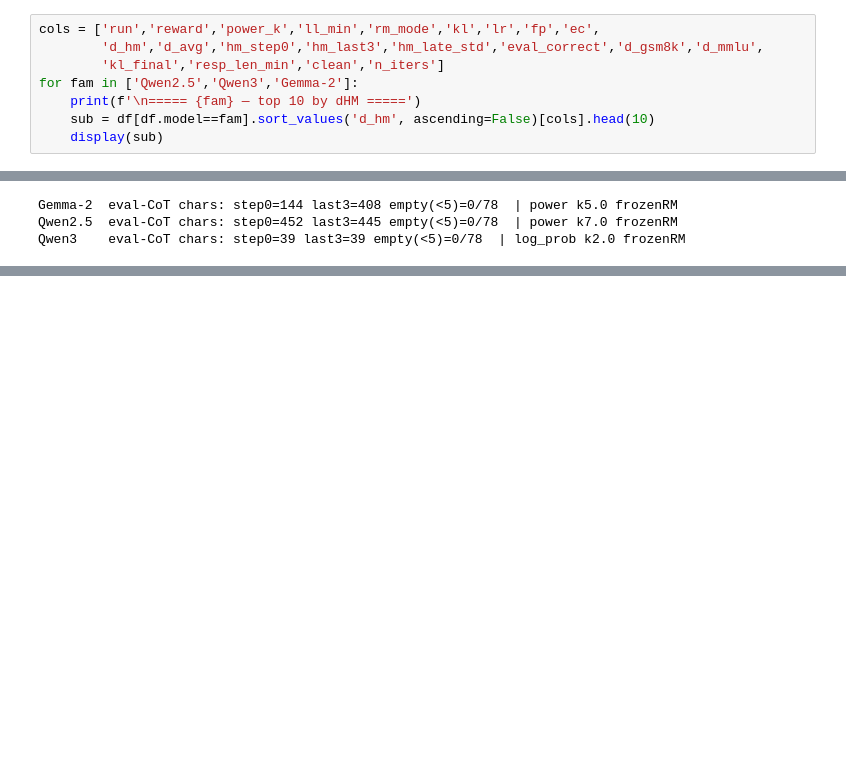
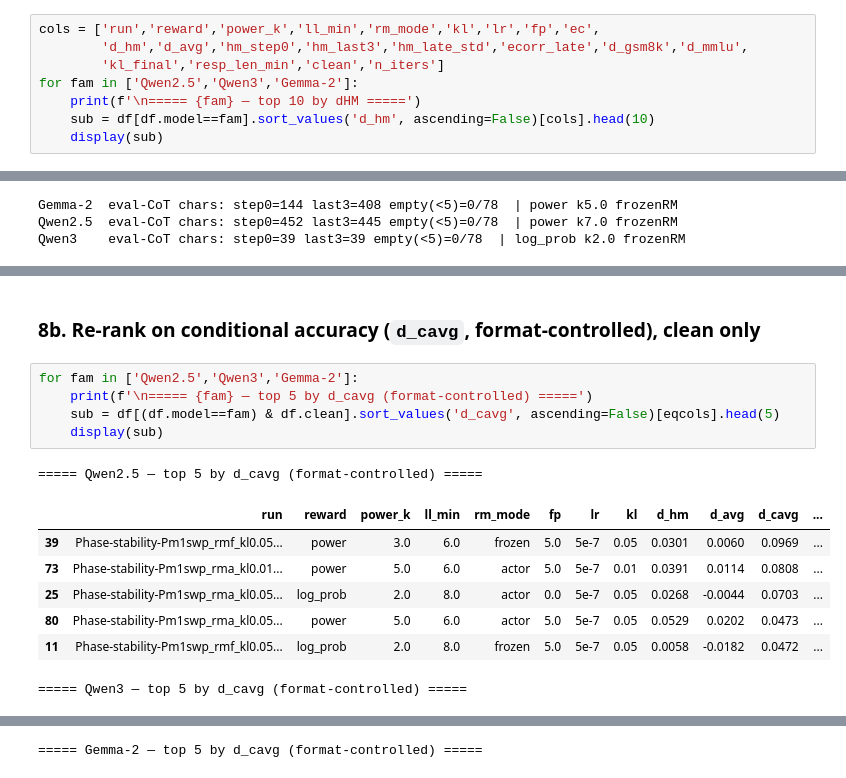
Before and after one commit to jkhouja/BeRL, a Jupyter notebook: notebooks/BeRL_run_reassessment.ipynb, the cells around one changed output, grey strips where cells are left out. Cells and saved outputs as stored; diff of their text form; blank space fills up the shorter version.

```diff
--- a/notebooks/BeRL_run_reassessment.ipynb
+++ b/notebooks/BeRL_run_reassessment.ipynb
@@ -98,7 +90,7 @@ actor  RM  KL-blowups: 12 / 72
 Absolute HM is dominated by base model, so we rank **within** family.
 # %%
 cols = ['run','reward','power_k','ll_min','rm_mode','kl','lr','fp','ec',
-        'd_hm','d_avg','hm_step0','hm_last3','hm_late_std','eval_correct','d_gsm8k','d_mmlu',
+        'd_hm','d_avg','hm_step0','hm_last3','hm_late_std','ecorr_late','d_gsm8k','d_mmlu',
         'kl_final','resp_len_min','clean','n_iters']
 for fam in ['Qwen2.5','Qwen3','Gemma-2']:
     print(f'\n===== {fam} — top 10 by dHM =====')
@@ -225,0 +237,16 @@ Qwen3    eval-CoT chars: step0=39 last3=39 empty(<5)=0/78  | log_prob k2.0 froze
+# %% [markdown]
+### 8b. Re-rank on conditional accuracy (`d_cavg`, format-controlled), clean only
+# %%
+for fam in ['Qwen2.5','Qwen3','Gemma-2']:
+    print(f'\n===== {fam} — top 5 by d_cavg (format-controlled) =====')
+    sub = df[(df.model==fam) & df.clean].sort_values('d_cavg', ascending=False)[eqcols].head(5)
+    display(sub)
+# %% [output]
+===== Qwen2.5 — top 5 by d_cavg (format-controlled) =====
+|  | run | reward | power_k | ll_min | rm_mode | fp | lr | kl | d_hm | d_avg | d_cavg | ... |
+| 39 | Phase-stability-Pm1swp_rmf_kl0.05... | power | 3.0 | 6.0 | frozen | 5.0 | 5e-7 | 0.05 | 0.0301 | 0.0060 | 0.0969 | ... |
+| 73 | Phase-stability-Pm1swp_rma_kl0.01... | power | 5.0 | 6.0 | actor | 5.0 | 5e-7 | 0.01 | 0.0391 | 0.0114 | 0.0808 | ... |
+| 25 | Phase-stability-Pm1swp_rma_kl0.05... | log_prob | 2.0 | 8.0 | actor | 0.0 | 5e-7 | 0.05 | 0.0268 | -0.0044 | 0.0703 | ... |
+| 80 | Phase-stability-Pm1swp_rma_kl0.05... | power | 5.0 | 6.0 | actor | 5.0 | 5e-7 | 0.05 | 0.0529 | 0.0202 | 0.0473 | ... |
+| 11 | Phase-stability-Pm1swp_rmf_kl0.05... | log_prob | 2.0 | 8.0 | frozen | 5.0 | 5e-7 | 0.05 | 0.0058 | -0.0182 | 0.0472 | ... |
+===== Qwen3 — top 5 by d_cavg (format-controlled) =====
@@ -225,0 +259 @@ Qwen3    eval-CoT chars: step0=39 last3=39 empty(<5)=0/78  | log_prob k2.0 froze
+===== Gemma-2 — top 5 by d_cavg (format-controlled) =====
```
Also changed, not shown: parts of 10 cells of this notebook, 4 other files.
